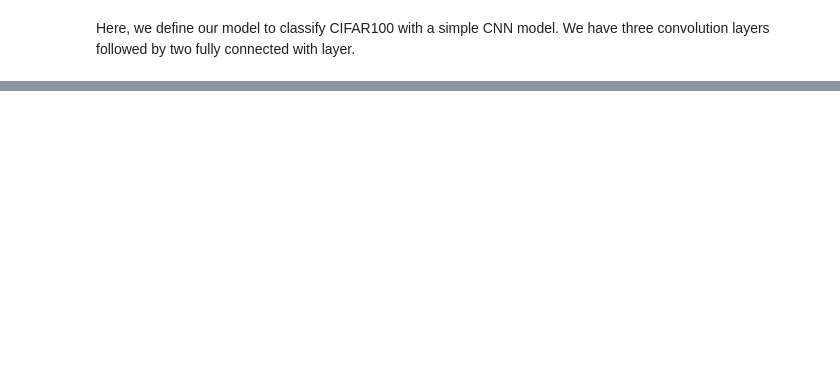
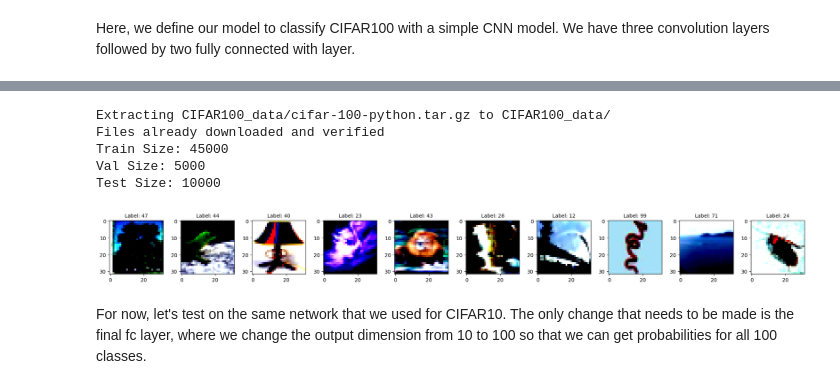
Before and after one commit to mjang01011/portfolio, a Jupyter notebook: blog/models/Convolutional_Neural_Networks.ipynb, the cells around one changed output, grey strips where cells are left out. Drawn from its saved outputs; the diff is of its cells as text; code cells hidden in the pictures; blank space fills up the shorter version.

```diff
--- a/blog/models/Convolutional_Neural_Networks.ipynb
+++ b/blog/models/Convolutional_Neural_Networks.ipynb
@@ -911,0 +754,43 @@ tensor([[[[-0.0449, -0.0479,  0.1210],
+# %%
+warnings.filterwarnings('ignore')
+
+train_transform = transforms.Compose([
+    transforms.ToTensor(),
+    transforms.RandomHorizontalFlip(p=0.5),
+    transforms.RandomCrop(size=(32, 32), padding=4),
+    transforms.Normalize(mean=[0.5071, 0.4867, 0.4408], std=[0.2675, 0.2565, 0.2761]),
+])
+
+test_transform = transforms.Compose([
+    transforms.ToTensor(),
+    transforms.Normalize(mean=[0.5071, 0.4867, 0.4408], std=[0.2675, 0.2565, 0.2761]),
+])
+
+CIFAR100_train_full = dsets.CIFAR100(root='CIFAR100_data/',
+                                   train=True,
+                                   transform=train_transform,
+                                   download=True)
+
+CIFAR100_train, CIFAR100_val = random_split(CIFAR100_train_full, [45000, 5000])
+
+CIFAR100_val.dataset.transform = test_transform
+
+CIFAR100_test = dsets.CIFAR100(root='CIFAR100_data/',
+                             train=False,
+                             transform=test_transform,
+                             download=True)
+
+print('Train Size:', len(CIFAR100_train))
+print('Val Size:', len(CIFAR100_val))
+print('Test Size:', len(CIFAR100_test))
+
+plt.figure(figsize=(20, 2))
+for i in range(10):
+    image, label = CIFAR100_train[i]
+    plt.subplot(1, 10, i + 1)
+    plt.imshow(image.permute(1, 2, 0).clamp(0, 1))
+    plt.title(f'Label: {label}', fontsize=10)
+
+plt.tight_layout()
+plt.show()
+# %% [output]
@@ -911,0 +798,8 @@ tensor([[[[-0.0449, -0.0479,  0.1210],
+Extracting CIFAR100_data/cifar-100-python.tar.gz to CIFAR100_data/
+Files already downloaded and verified
+Train Size: 45000
+Val Size: 5000
+Test Size: 10000
+[figure, added]
+# %% [markdown]
+For now, let's test on the same network that we used for CIFAR10. The only change that needs to be made is the final fc layer, where we change the output dimension from 10 to 100 so that we can get probabilities for all 100 classes.
```
Also changed, not shown: parts of 41 cells of this notebook, 9 other files.
